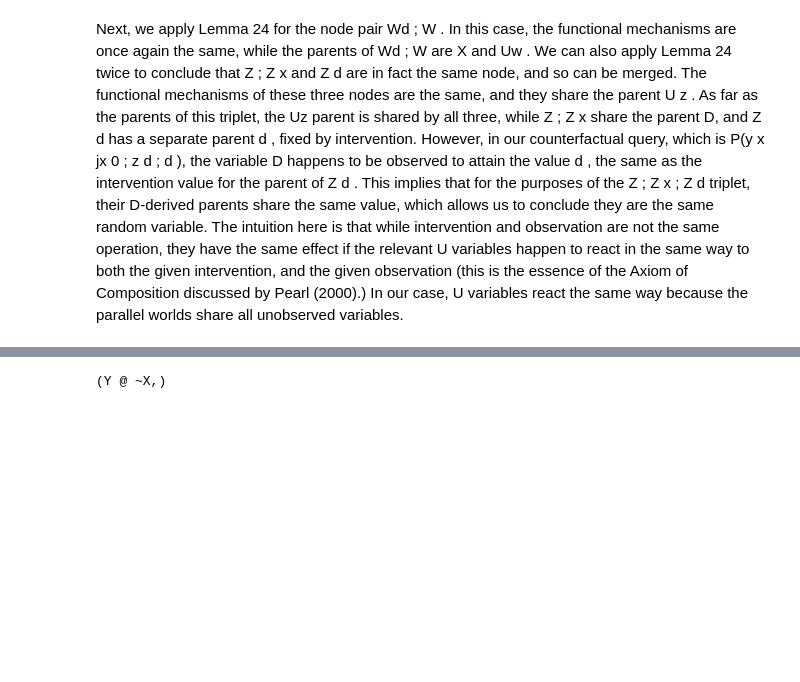
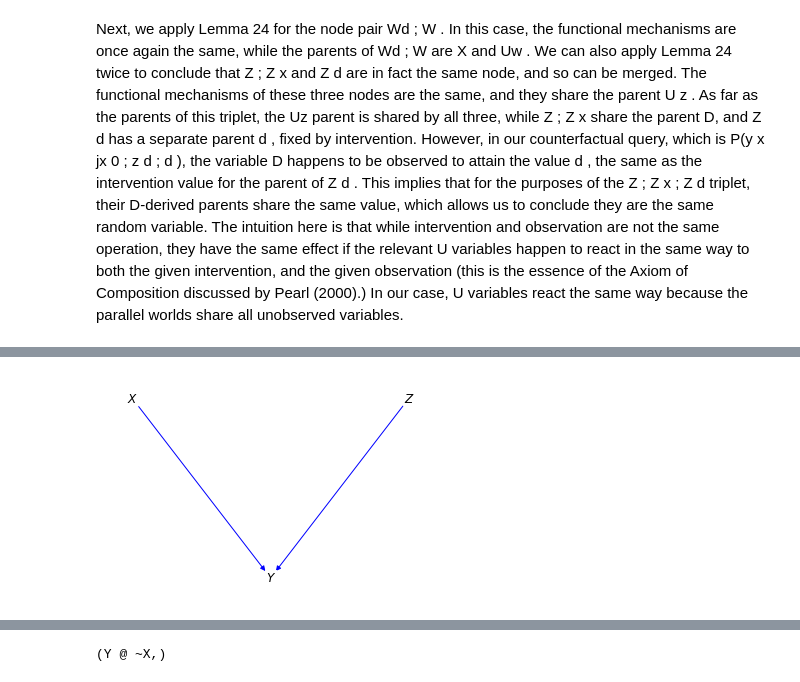
Before and after one commit to y0-causal-inference/y0, a Jupyter notebook: notebooks/CounterfactualIdentification.ipynb, the cells around one changed output, grey strips where cells are left out. Cells and saved outputs as stored; diff of their text form; code cells hidden in the pictures; blank space fills up the shorter version.

```diff
--- a/notebooks/CounterfactualIdentification.ipynb
+++ b/notebooks/CounterfactualIdentification.ipynb
@@ -214,0 +331,11 @@ $P(D, X, {Y}_{X^*}, Z)$
+# %%
+backdoor = NxMixedGraph.from_edges(
+    directed=[
+        (Z, X),
+        (Z, Y),
+        (X, Y),
+    ]
+)
+backdoor.intervene([X]).draw()
+# %% [output]
+[figure, added]
```
Also changed, not shown: parts of 21 cells of this notebook, 4 other files.
